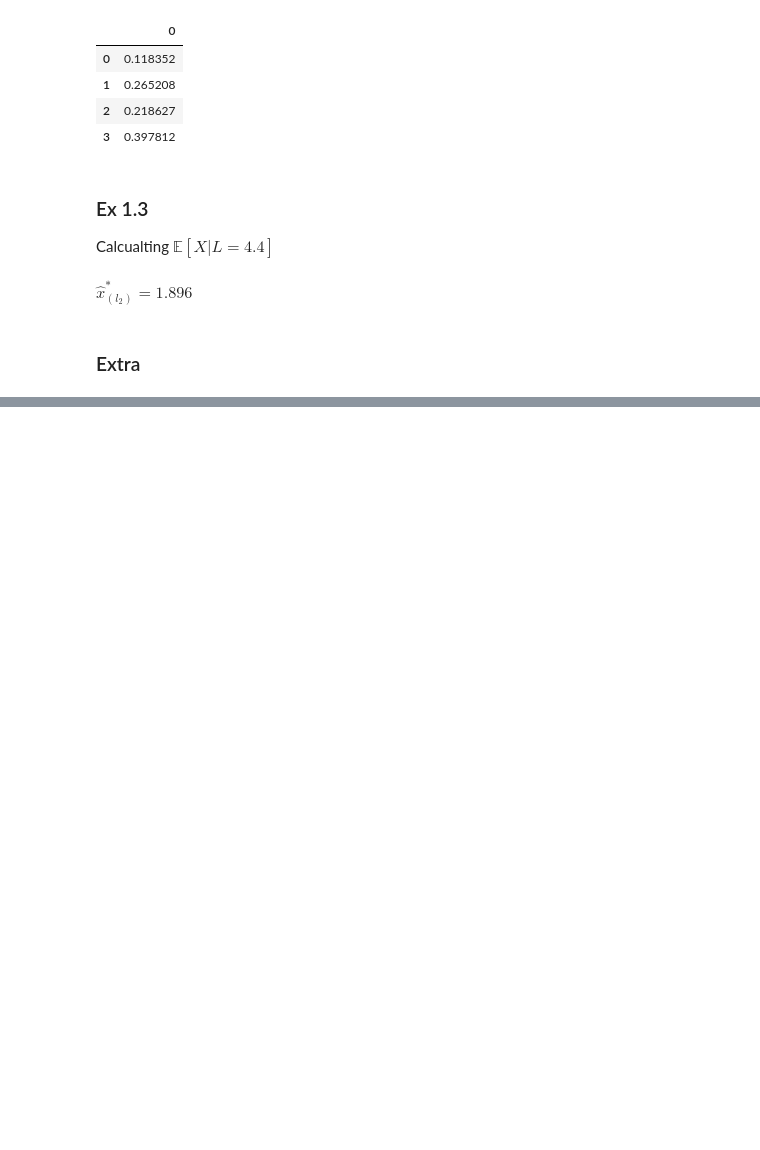
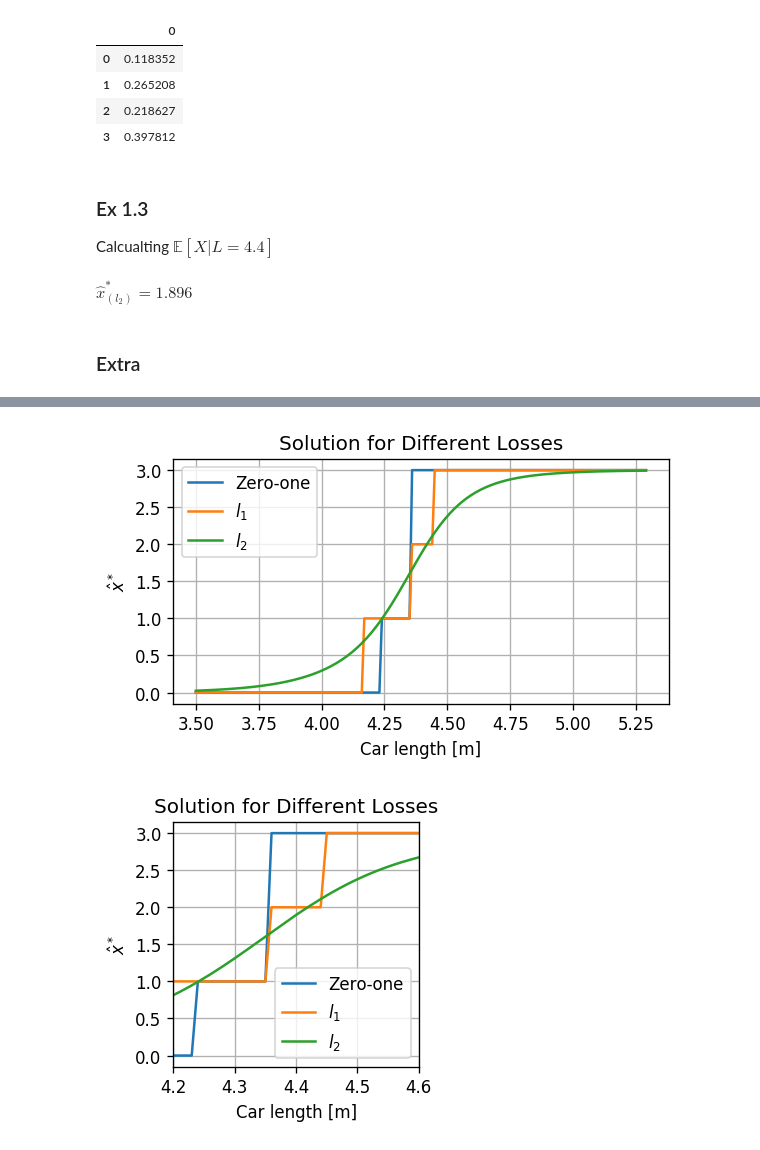
Before and after one commit to technion046195/technion_046195_2020_spring, a Jupyter notebook: _tutorials/tutorial_01/code/tutorial_01.ipynb, the cells around one changed output, grey strips where cells are left out. Saved outputs shown, nothing was run; the diff lists cells and outputs as text; code cells hidden in the pictures; blank space fills up the shorter version.

```diff
--- a/_tutorials/tutorial_01/code/tutorial_01.ipynb
+++ b/_tutorials/tutorial_01/code/tutorial_01.ipynb
@@ -168,18 +167,31 @@ $\hat{x}^*_\left(l_2\right)=1.896$
 # %% [markdown]
 ### Extra
 # %%
-p_xl = np.array([pl_given_x[x].pdf(length_grid) * px[x] for x in x_grid])
+p_xl = np.array([p_l_given_x[x].pdf(length_grid) * p_x[x] for x in p_x.index])
 p_x_given_l = p_xl / p_xl.sum(axis=0, keepdims=True)
 
-fig, ax = plt.subplots(figsize=(5, 5))
+fig, ax = plt.subplots(figsize=(5, 3))
 ax.set_title('Solution for Different Losses')
 
-ax.plot(length_grid, px_given_l.argmax(axis=0), label='Zero-one');
-ax.plot(length_grid, (px_given_l.cumsum(axis=0) > 0.5).argmax(axis=0), label='$l_1$');
-ax.plot(length_grid, (x_grid[:, None] * px_given_l).sum(axis=0), label='$l_2$');
+ax.plot(length_grid, p_x_given_l.argmax(axis=0), label='Zero-one');
+ax.plot(length_grid, (p_x_given_l.cumsum(axis=0) > 0.5).argmax(axis=0), label='$l_1$');
+ax.plot(length_grid, (p_x.index.values[:, None] * p_x_given_l).sum(axis=0), label='$l_2$');
 
 ax.set_xlabel('Car length [m]')
-ax.set_ylabel('\hat{x}^*');
+ax.set_ylabel('$\hat{x}^*$')
 ax.legend()
 plt.tight_layout()
+
+fig, ax = plt.subplots(figsize=(3, 3))
+ax.set_title('Solution for Different Losses')
+
+ax.plot(length_grid, p_x_given_l.argmax(axis=0), label='Zero-one');
+ax.plot(length_grid, (p_x_given_l.cumsum(axis=0) > 0.5).argmax(axis=0), label='$l_1$');
+ax.plot(length_grid, (p_x.index.values[:, None] * p_x_given_l).sum(axis=0), label='$l_2$');
+
+ax.set_xlabel('Car length [m]')
+ax.set_ylabel('$\hat{x}^*$')
+ax.set_xlim(4.2, 4.6)
+ax.legend()
+plt.tight_layout()
 # %% [output]
@@ -187,0 +198,2 @@ plt.tight_layout()
+[figure, added]
+[figure, added]
```
Also changed, not shown: parts of 13 cells of this notebook, 2 other files.
